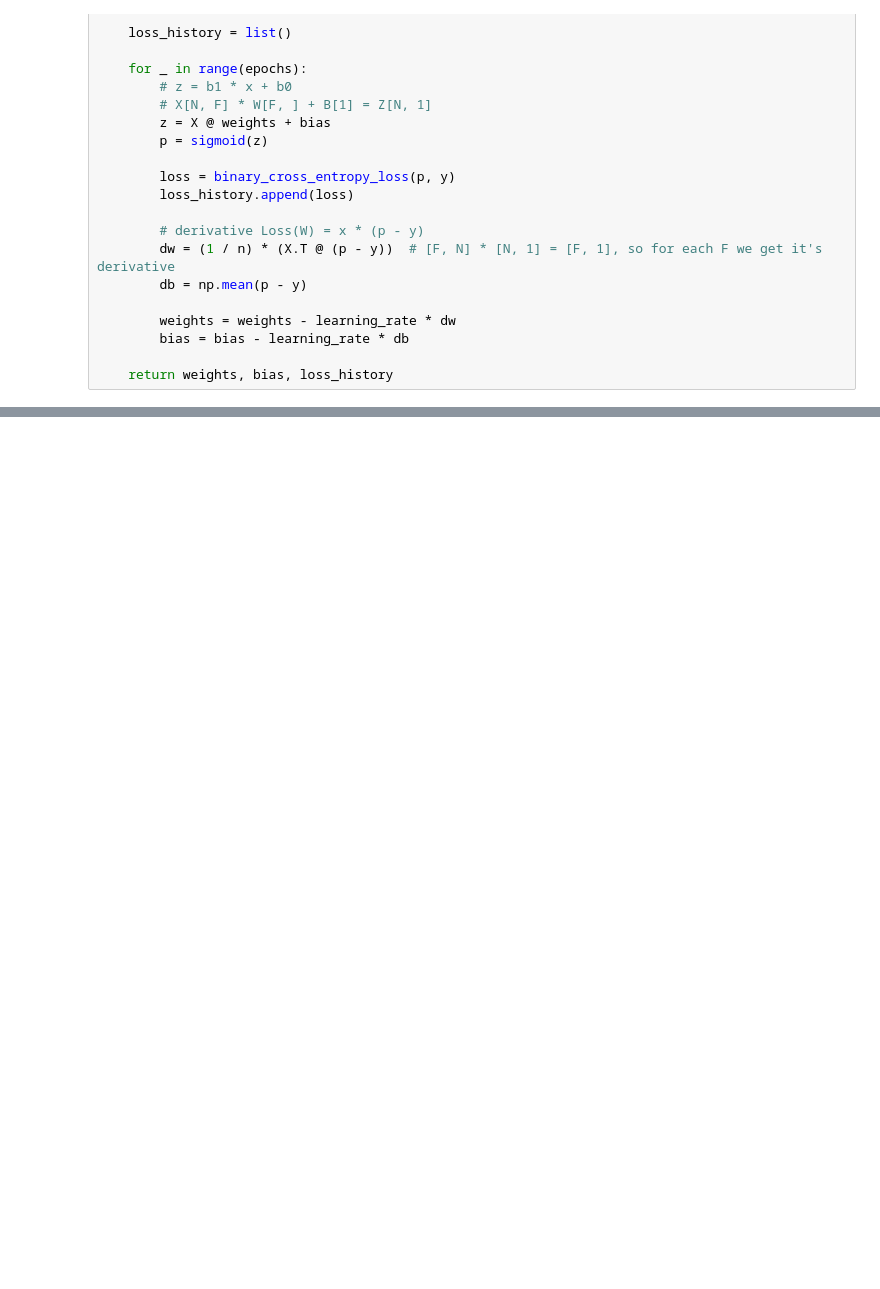
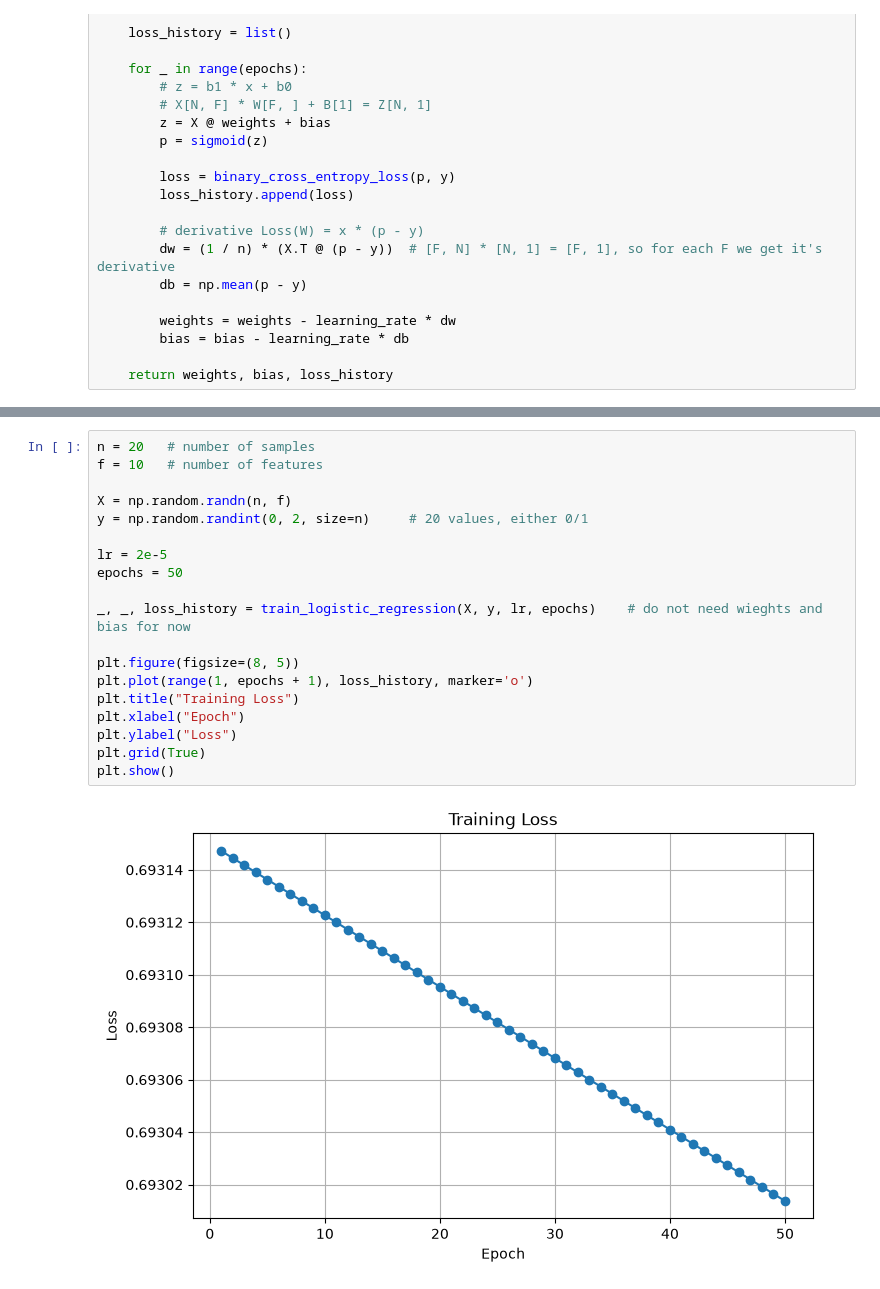
Before and after one commit to bazanov05/titanic-ml-pipeline, a Jupyter notebook: notebooks/01_logistic_regression.ipynb, the cells around one changed output, grey strips where cells are left out. Drawn from its saved outputs; the diff is of its cells as text; blank space fills up the shorter version.

Commit message:
verify logistic regression loop with dummy dataset

```diff
--- a/notebooks/01_logistic_regression.ipynb
+++ b/notebooks/01_logistic_regression.ipynb
@@ -115,0 +119,21 @@ def train_logistic_regression(X: np.ndarray, y: np.ndarray, learning_rate: float
+# %%
+n = 20   # number of samples
+f = 10   # number of features
+
+X = np.random.randn(n, f)
+y = np.random.randint(0, 2, size=n)     # 20 values, either 0/1
+
+lr = 2e-5
+epochs = 50
+
+_, _, loss_history = train_logistic_regression(X, y, lr, epochs)    # do not need wieghts and bias for now
+
+plt.figure(figsize=(8, 5))
+plt.plot(range(1, epochs + 1), loss_history, marker='o')
+plt.title("Training Loss")
+plt.xlabel("Epoch")
+plt.ylabel("Loss")
+plt.grid(True)
+plt.show()
+# %% [output]
+[figure, added]
```
Also changed, not shown: parts of 2 cells of this notebook.
